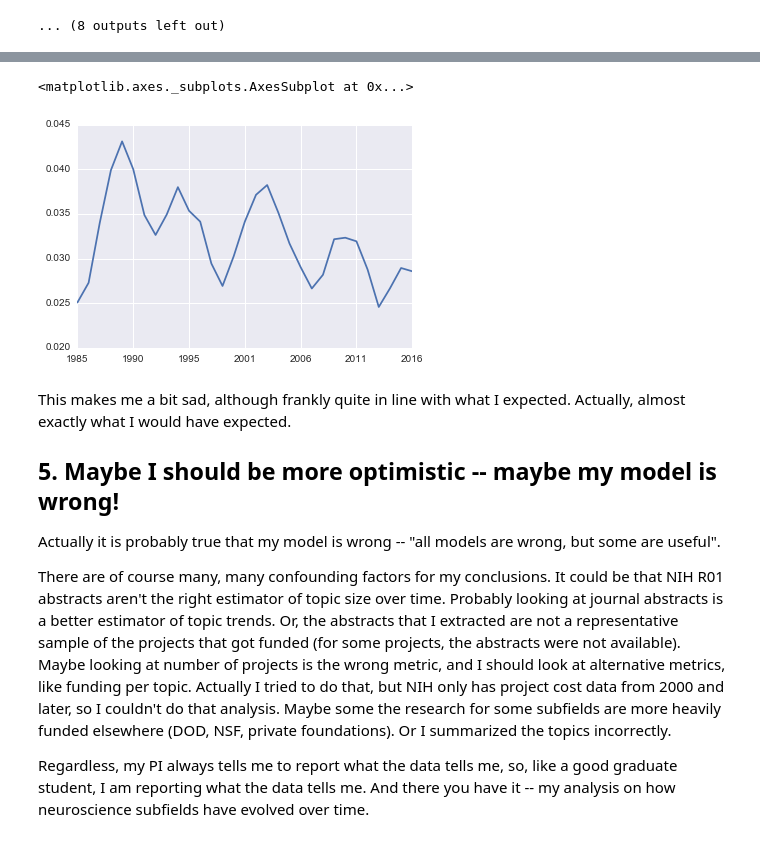
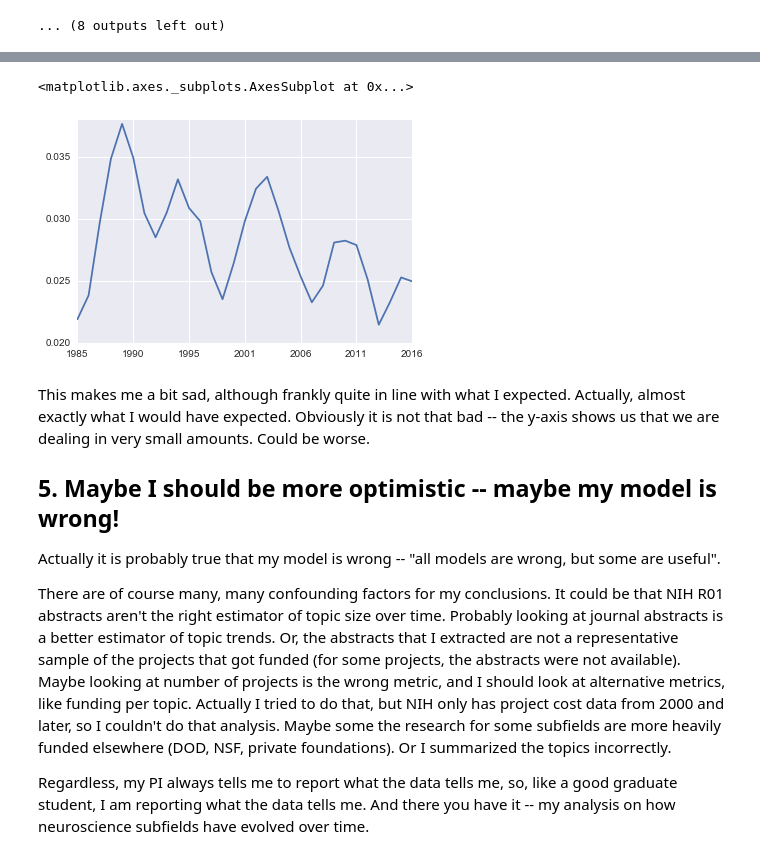
Before and after one commit to zcandiceyip/nih_grants, a Jupyter notebook: LDA.ipynb, the cells around one changed output, grey strips where cells are left out. Drawn from its saved outputs; the diff is of its cells as text; code cells hidden in the pictures.

```diff
--- a/LDA.ipynb
+++ b/LDA.ipynb
@@ -390,14 +387,0 @@ get_indiv_plots(df_props, 0.15)
-# %%
-total = []
-col_sum = topics_matrix.sum(axis=0)
-for i in topics_matrix:
-    proportions = []
-    for j in range(len(i)):
-        proportion = i[j]/col_sum[j]
-        proportions.append(proportion)
-    total.append(proportions)
-
-df_props = pd.DataFrame(total, index=years, columns=topic_col)
-df_props.columns = topics_20
-
-get_bokeh(df_props, 'total')
@@ -501,12 +425,12 @@ I don't really know much about addiction/depression, sleep/sex/stress, neurotoxi
 ## 4. And finally, neurodevelopment.
 Yes. What I have lived and breathed for the last 5.5 years (for my PhD).
 # %%
-df_props_normal.neurodevelopment.plot()
+df_props.neurodevelopment.plot()
 # %% [output]
 <matplotlib.axes._subplots.AxesSubplot at 0x...>
-[figure, old version]
+[figure, new version]
 # %% [markdown]
-This makes me a bit sad, although frankly quite in line with what I expected. Actually, almost exactly what I would have expected.
+This makes me a bit sad, although frankly quite in line with what I expected. Actually, almost exactly what I would have expected. Obviously it is not that bad -- the y-axis shows us that we are dealing in very small amounts. Could be worse.
 
 ## 5. Maybe I should be more optimistic -- maybe my model is wrong!
 Actually it is probably true that my model is wrong -- "all models are wrong, but some are useful".
```
Also changed, not shown: parts of 11 cells of this notebook.
